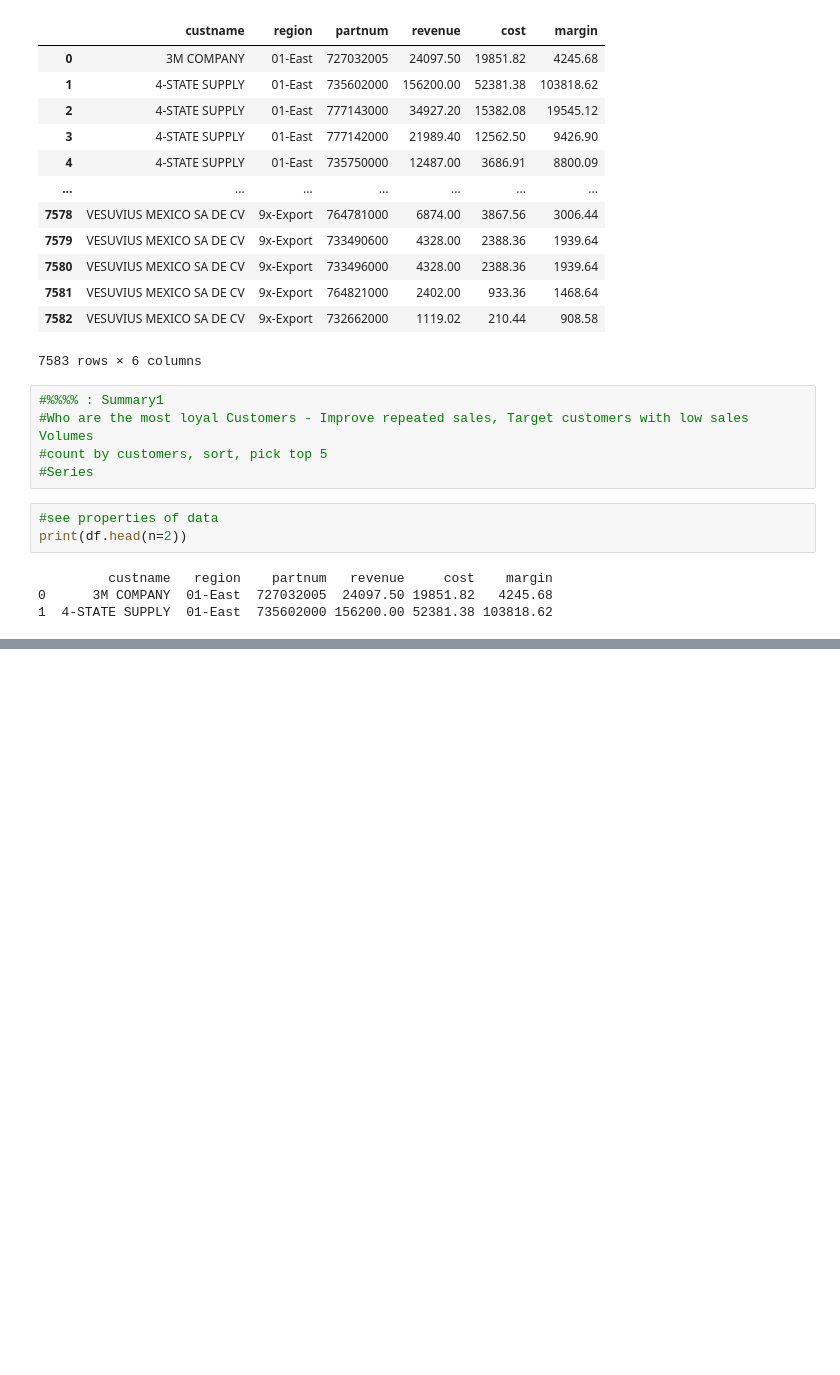
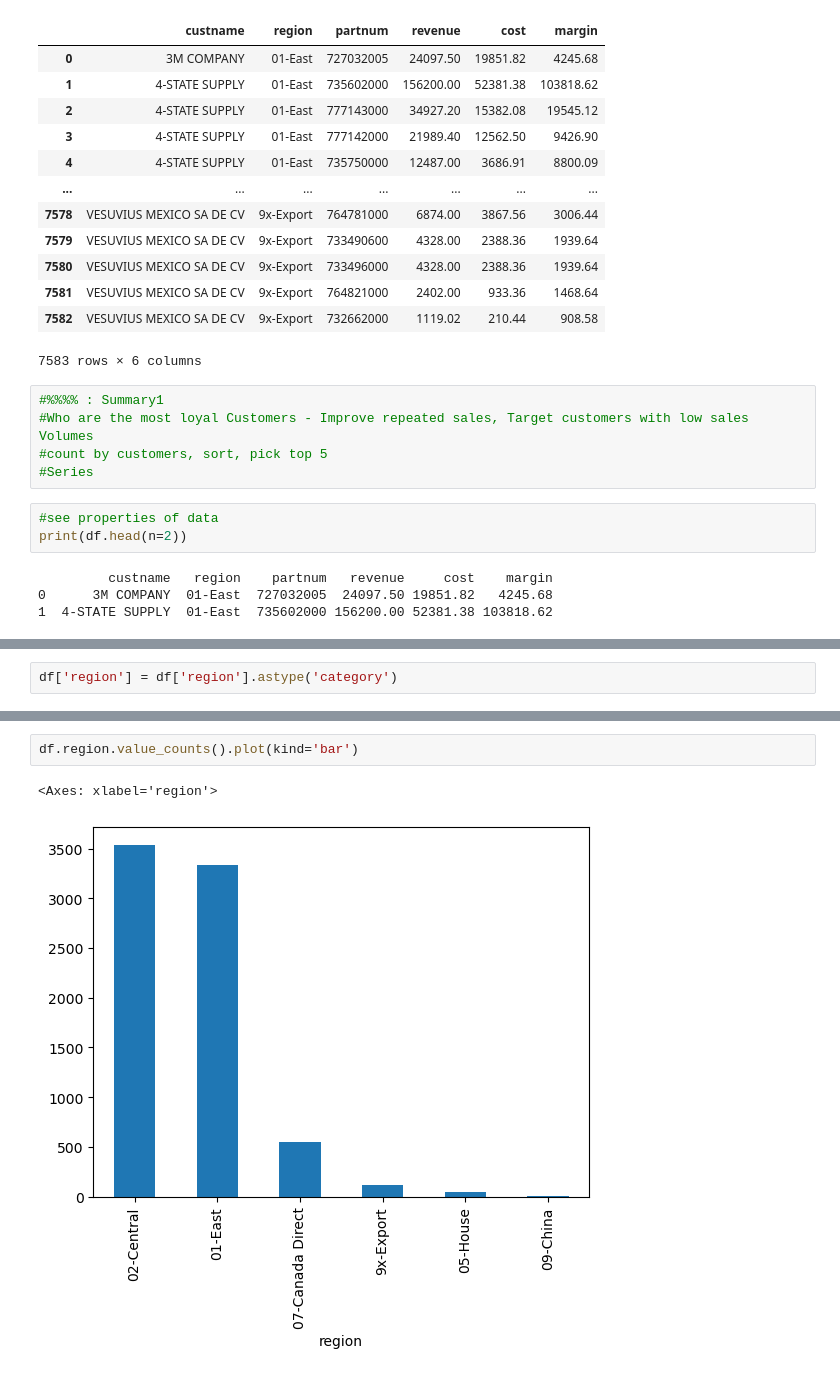
Before and after one commit to kabeer1984/piit, a Jupyter notebook: py/np/pandapractice.ipynb, the cells around one changed output, grey strips where cells are left out. Drawn from its saved outputs; the diff is of its cells as text; blank space fills up the shorter version.

```diff
--- a/py/np/pandapractice.ipynb
+++ b/py/np/pandapractice.ipynb
@@ -49,0 +88,2 @@ print(df.head(n=2))
+# %%
+df['region'] = df['region'].astype('category')
@@ -49,0 +101,5 @@ print(df.head(n=2))
+# %%
+df.region.value_counts().plot(kind='bar')
+# %% [output]
+<Axes: xlabel='region'>
+[figure, added]
```
Also changed, not shown: parts of 12 cells of this notebook.
